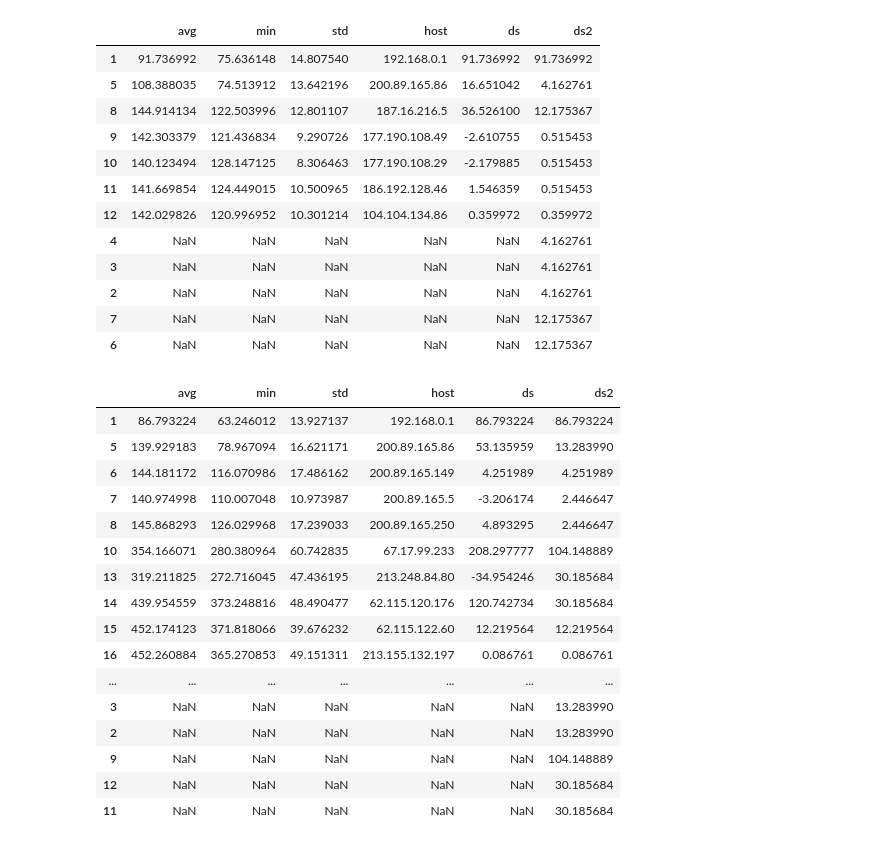
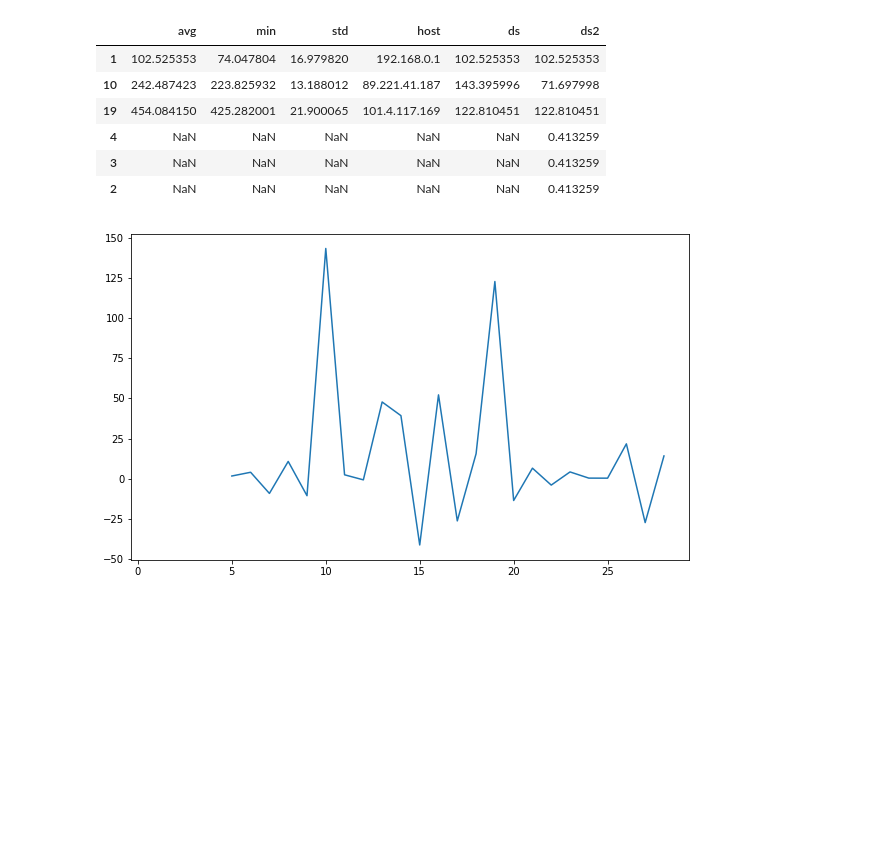
Before and after one commit to manumena/tdc-tp2, a Jupyter notebook: scripts/Untitled.ipynb, the cells around one changed output. Drawn from its saved outputs; the diff is of its cells as text; code cells hidden in the pictures; blank space fills up the shorter version.

```diff
--- a/scripts/Untitled.ipynb
+++ b/scripts/Untitled.ipynb
@@ -9,10 +15,4 @@ ox = {1: [('192.168.0.1', 145.47204971313477), ('192.168.0.1', 86.80415153503418
 # %%
-import numpy as np
-import pandas as pd
-from scipy import stats
-import math
-import matplotlib.pyplot as plt
-
 # The Modified Thompson tau
 def tau(n):
     # The critical students t value alpha = 0.05; df = n-2, https://stackoverflow.com/questions/19339305/python-function-to-get-the-t-statistic
@@ -22,6 +22,7 @@ def tau(n):
 #La onda es que vengan ordenados de menor a mayor, entonces si aparece un outlier, como dice en el paper volvemos a iterar pero sacando este ultimo
 #Asi que el metodo devuelve la cantidad de no outliers
 def outliers_detection(hop_samples):
+    hop_samples[:] = filter(lambda v: v==v, hop_samples)
     n = len(hop_samples)
     mean = np.mean(hop_samples)
     std = np.std(hop_samples)
@@ -37,4 +38,24 @@ def outliers_detection(hop_samples):
     else:
         hop_samples.pop()
         return outliers_detection(hop_samples)
+
+
+def outliers_detection_noniter(hop_samples):
+    hop_samples[:] = filter(lambda v: v==v, hop_samples)
+
+    n = len(hop_samples)
+    mean = np.mean(hop_samples)
+    std = np.std(hop_samples)
+    t = tau(n)
+    tS = t * std
+
+    remaining = []
+    for h in hop_samples:
+        delta = np.absolute(h - mean)
+        if delta <= tS:
+            remaining.append(h)
+        else:
+            break
+
+    hop_samples[:] = remaining
 # %%
@@ -138,36 +94,17 @@ mega2(china15, mega(china15))
-# %%
-mega2(mitv2, mega(mitv2))
-# %% [output]
-|  | avg | min | std | host | ds | ds2 |
-| 1 | 91.736992 | 75.636148 | 14.807540 | 192.168.0.1 | 91.736992 | 91.736992 |
-| 5 | 108.388035 | 74.513912 | 13.642196 | 200.89.165.86 | 16.651042 | 4.162761 |
-| 8 | 144.914134 | 122.503996 | 12.801107 | 187.16.216.5 | 36.526100 | 12.175367 |
-| 9 | 142.303379 | 121.436834 | 9.290726 | 177.190.108.49 | -2.610755 | 0.515453 |
-| 10 | 140.123494 | 128.147125 | 8.306463 | 177.190.108.29 | -2.179885 | 0.515453 |
-| 11 | 141.669854 | 124.449015 | 10.500965 | 186.192.128.46 | 1.546359 | 0.515453 |
-| 12 | 142.029826 | 120.996952 | 10.301214 | 104.104.134.86 | 0.359972 | 0.359972 |
-| 4 | NaN | NaN | NaN | NaN | NaN | 4.162761 |
-| 3 | NaN | NaN | NaN | NaN | NaN | 4.162761 |
-| 2 | NaN | NaN | NaN | NaN | NaN | 4.162761 |
-| 7 | NaN | NaN | NaN | NaN | NaN | 12.175367 |
-| 6 | NaN | NaN | NaN | NaN | NaN | 12.175367 |
-# %%
-mega2(ox, mega(ox))
-# %% [output]
-|  | avg | min | std | host | ds | ds2 |
-| 1 | 86.793224 | 63.246012 | 13.927137 | 192.168.0.1 | 86.793224 | 86.793224 |
-| 5 | 139.929183 | 78.967094 | 16.621171 | 200.89.165.86 | 53.135959 | 13.283990 |
-| 6 | 144.181172 | 116.070986 | 17.486162 | 200.89.165.149 | 4.251989 | 4.251989 |
-| 7 | 140.974998 | 110.007048 | 10.973987 | 200.89.165.5 | -3.206174 | 2.446647 |
-| 8 | 145.868293 | 126.029968 | 17.239033 | 200.89.165.250 | 4.893295 | 2.446647 |
-| 10 | 354.166071 | 280.380964 | 60.742835 | 67.17.99.233 | 208.297777 | 104.148889 |
-| 13 | 319.211825 | 272.716045 | 47.436195 | 213.248.84.80 | -34.954246 | 30.185684 |
-| 14 | 439.954559 | 373.248816 | 48.490477 | 62.115.120.176 | 120.742734 | 30.185684 |
-| 15 | 452.174123 | 371.818066 | 39.676232 | 62.115.122.60 | 12.219564 | 12.219564 |
-| 16 | 452.260884 | 365.270853 | 49.151311 | 213.155.132.197 | 0.086761 | 0.086761 |
-| ... | ... | ... | ... | ... | ... | ... |
-| 3 | NaN | NaN | NaN | NaN | NaN | 13.283990 |
-| 2 | NaN | NaN | NaN | NaN | NaN | 13.283990 |
-| 9 | NaN | NaN | NaN | NaN | NaN | 104.148889 |
-| 12 | NaN | NaN | NaN | NaN | NaN | 30.185684 |
-| 11 | NaN | NaN | NaN | NaN | NaN | 30.185684 |
+# %%
+m_china = mega2(china, mega(china))
+m_china.ds.sort_index().plot(figsize=(10,6))
+
+remaining = sorted(m_china.ds.drop(1).values)
+
+outliers_detection_noniter(remaining)
+m_china[~(m_china.ds.isin(remaining))]
+# %% [output]
+|  | avg | min | std | host | ds | ds2 |
+| 1 | 102.525353 | 74.047804 | 16.979820 | 192.168.0.1 | 102.525353 | 102.525353 |
+| 10 | 242.487423 | 223.825932 | 13.188012 | 89.221.41.187 | 143.395996 | 71.697998 |
+| 19 | 454.084150 | 425.282001 | 21.900065 | 101.4.117.169 | 122.810451 | 122.810451 |
+| 4 | NaN | NaN | NaN | NaN | NaN | 0.413259 |
+| 3 | NaN | NaN | NaN | NaN | NaN | 0.413259 |
+| 2 | NaN | NaN | NaN | NaN | NaN | 0.413259 |
+[figure, added]
```
Also changed, not shown: parts of 7 cells of this notebook, 1 other file.
